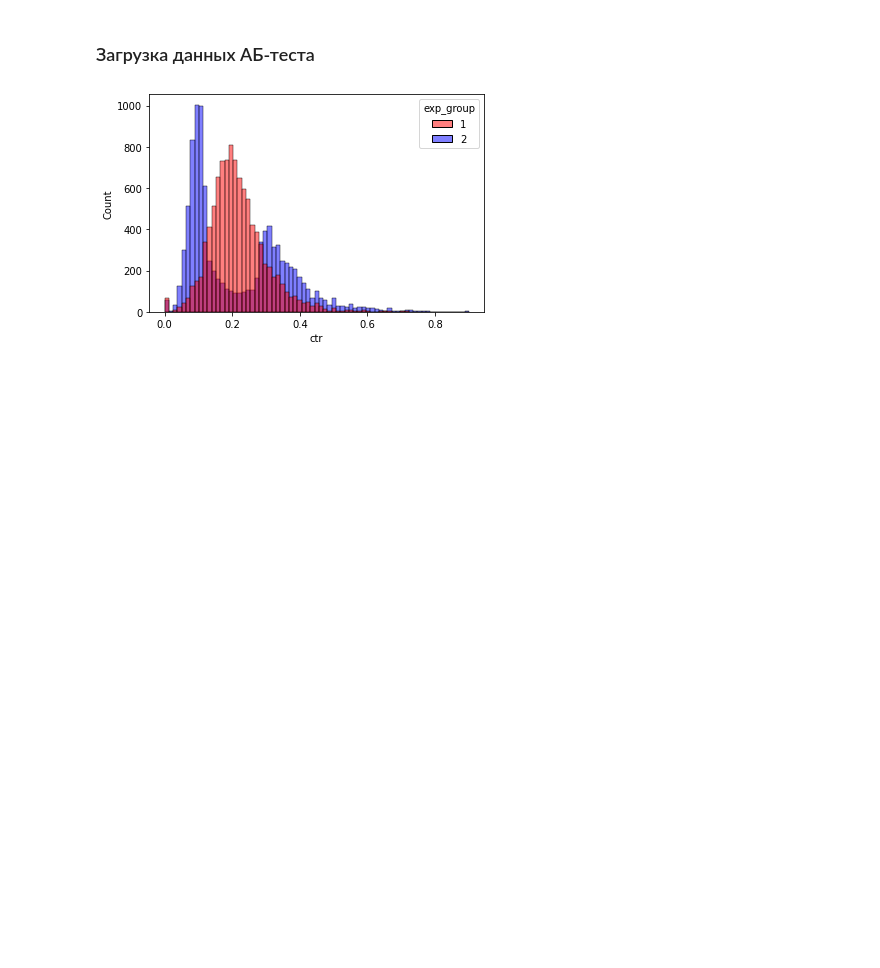
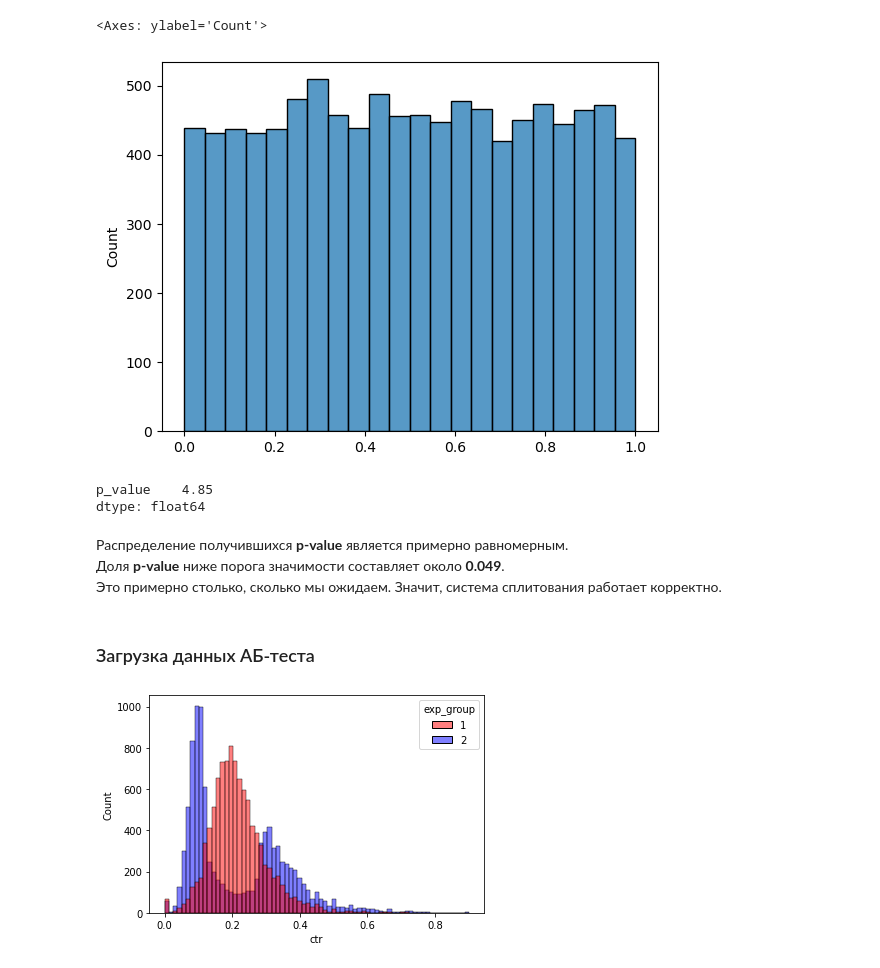
Before and after one commit to v-makarov-code/AB-testing-new-recommendation-alg, a Jupyter notebook: AB-testing-proj.ipynb, the cells around one changed output. Drawn from its saved outputs; the diff is of its cells as text; code cells hidden in the pictures; blank space fills up the shorter version.

```diff
--- a/AB-testing-proj.ipynb
+++ b/AB-testing-proj.ipynb
@@ -8,0 +13,22 @@ import scipy.stats as st
+# %%
+connection = {'host': 'https://clickhouse.lab.karpov.courses',
+'database':'simulator_20250520',
+'user':'student',
+'password':'dpo_python_2020'
+}
+## АА-тест
+q = """
+SELECT exp_group,
+       user_id,
+       sum(action = 'like') as likes,
+       sum(action = 'view') as views,
+       likes/views as ctr
+FROM   {db}.feed_actions
+WHERE toDate(time) between '2025-04-25' and '2025-05-01'
+      and exp_group in (2,3)
+GROUP BY exp_group, user_id
+"""
+
+df = ph.read_clickhouse(q, connection=connection)
+
+df.groupby('exp_group').count()
@@ -9,3 +47,33 @@ import scipy.stats as st
+# %%
+p_value_array = []
+
+for _ in range(10000):
+    # Берем подвыборки без возвращения размером в 500 юзеров
+    exp_group2_sample = df[df.exp_group == 2].ctr.sample(500, replace=False)
+    exp_group3_sample = df[df.exp_group == 3].ctr.sample(500, replace=False)
+    # Сравниваем их t-тестом и сохраняем p-value
+    stat, p_value = st.ttest_ind(exp_group2_sample, exp_group3_sample, equal_var=False)
+    p_value_array.append(p_value)
+    # Повторяем это 10000 раз
+# %%
+# Гистограмма получившихся p-value
+sns.histplot(p_value_array)
+# %% [output]
+<Axes: ylabel='Count'>
+[figure, added]
+# %%
+# Доля p-value, оказавшихся ниже порога значимости в 0.05
+p_value_df = pd.DataFrame(p_value_array, columns=['p_value'])
+alpha = 0.05
+(p_value_df < alpha).sum()/p_value_df.shape[0] * 100
+# %% [output]
+p_value    4.85
+dtype: float64
+# %% [markdown]
+Распределение получившихся **p-value** является примерно равномерным.
+Доля **p-value** ниже порога значимости составляет около **0.049**.
+Это примерно столько, сколько мы ожидаем. Значит, система сплитования
+работает корректно.
 # %% [markdown]
 ### Загрузка данных АБ-теста
 # %%
```
Also changed, not shown: parts of 4 cells of this notebook.
